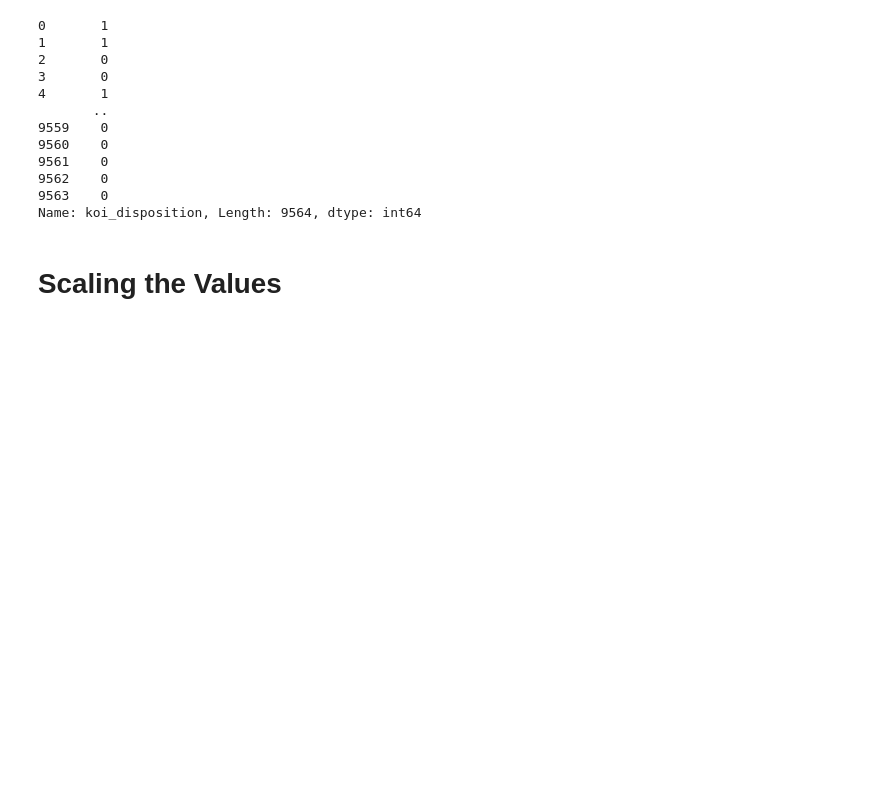
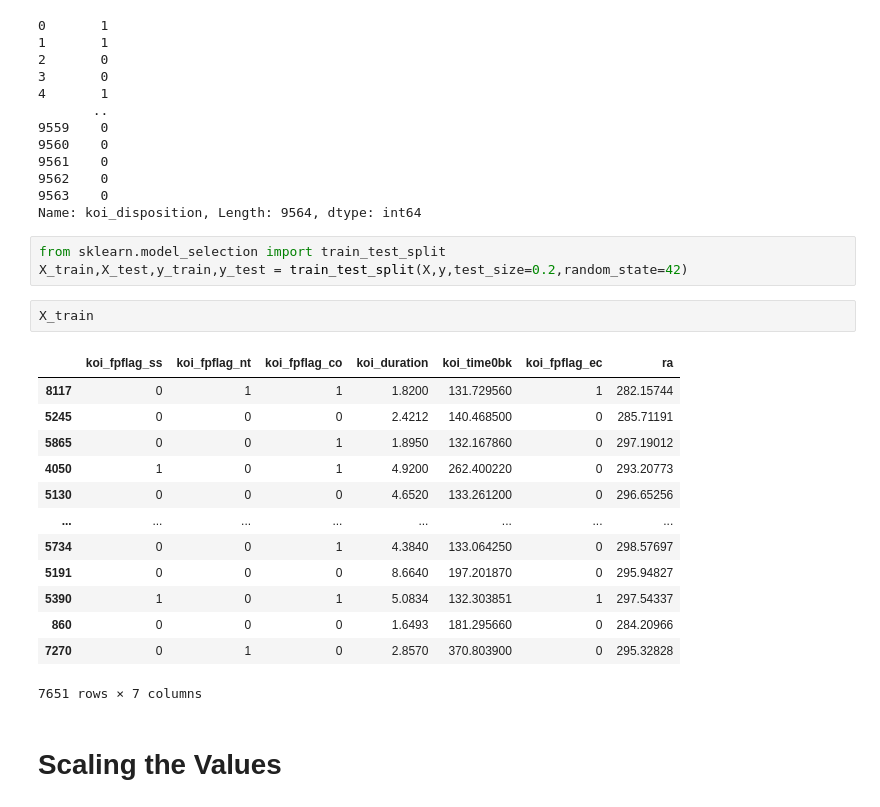
Before and after one commit to TejasVaradaraj/Exoplanet-Classifier, a Jupyter notebook: data.ipynb, the cells around one changed output. Cells and saved outputs as stored; diff of their text form; blank space fills up the shorter version.

```diff
--- a/data.ipynb
+++ b/data.ipynb
@@ -155,6 +155,25 @@ y
 9562    0
 9563    0
 Name: koi_disposition, Length: 9564, dtype: int64
+# %%
+from sklearn.model_selection import train_test_split
+X_train,X_test,y_train,y_test = train_test_split(X,y,test_size=0.2,random_state=42)
+# %%
+X_train
+# %% [output]
+|  | koi_fpflag_ss | koi_fpflag_nt | koi_fpflag_co | koi_duration | koi_time0bk | koi_fpflag_ec | ra |
+| 8117 | 0 | 1 | 1 | 1.8200 | 131.729560 | 1 | 282.15744 |
+| 5245 | 0 | 0 | 0 | 2.4212 | 140.468500 | 0 | 285.71191 |
+| 5865 | 0 | 0 | 1 | 1.8950 | 132.167860 | 0 | 297.19012 |
+| 4050 | 1 | 0 | 1 | 4.9200 | 262.400220 | 0 | 293.20773 |
+| 5130 | 0 | 0 | 0 | 4.6520 | 133.261200 | 0 | 296.65256 |
+| ... | ... | ... | ... | ... | ... | ... | ... |
+| 5734 | 0 | 0 | 1 | 4.3840 | 133.064250 | 0 | 298.57697 |
+| 5191 | 0 | 0 | 0 | 8.6640 | 197.201870 | 0 | 295.94827 |
+| 5390 | 1 | 0 | 1 | 5.0834 | 132.303851 | 1 | 297.54337 |
+| 860 | 0 | 0 | 0 | 1.6493 | 181.295660 | 0 | 284.20966 |
+| 7270 | 0 | 1 | 0 | 2.8570 | 370.803900 | 0 | 295.32828 |
+7651 rows × 7 columns
 # %% [markdown]
 # Scaling the Values
 # %%
```
Also changed, not shown: parts of 5 cells of this notebook, 10 other files.
